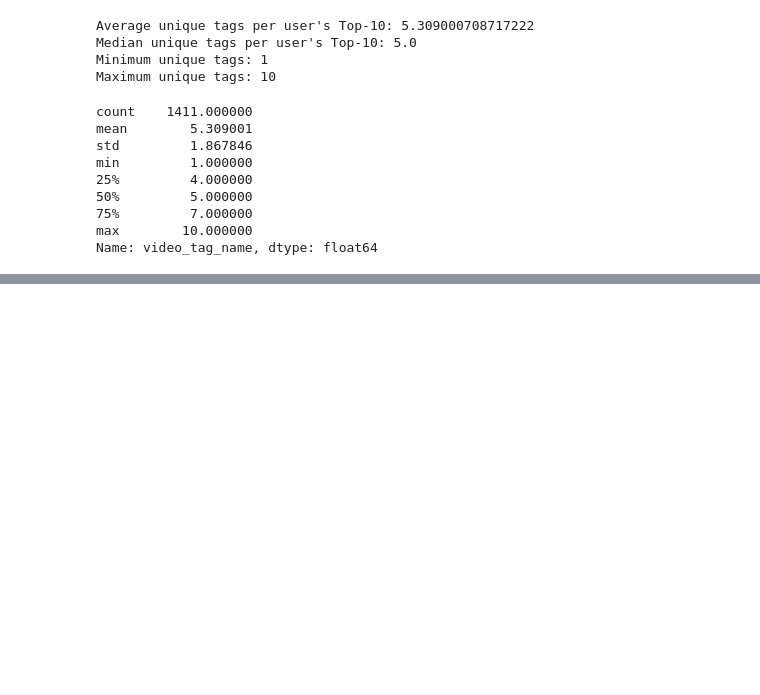
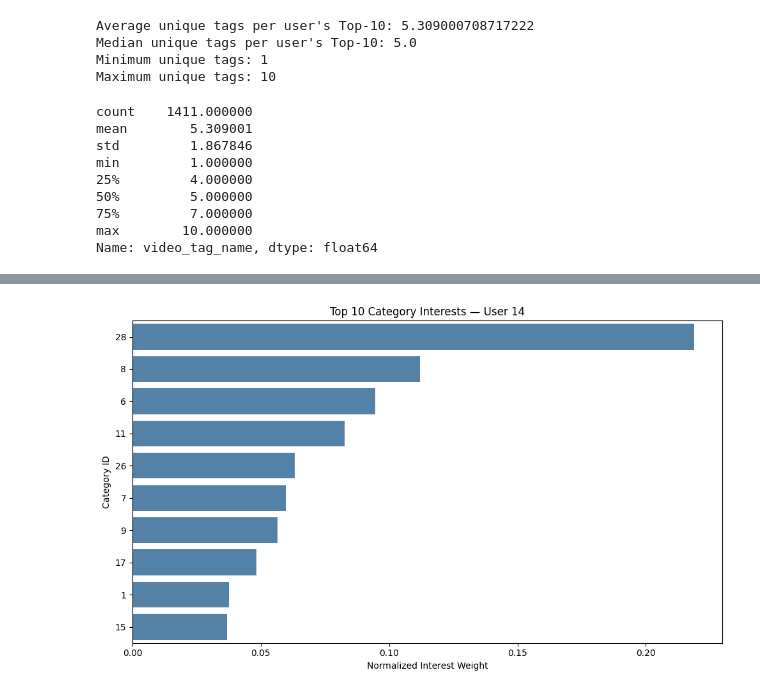
Before and after one commit to ShruteePatil12/Spotlight_project, a Jupyter notebook: notebooks/03_interest_model.ipynb.ipynb, the cells around one changed output, grey strips where cells are left out. Cells and saved outputs as stored; diff of their text form; code cells hidden in the pictures; blank space fills up the shorter version.

```diff
--- a/notebooks/03_interest_model.ipynb.ipynb
+++ b/notebooks/03_interest_model.ipynb.ipynb
@@ -1968,0 +2250,20 @@ Name: video_tag_name, dtype: float64
+# %%
+# Cell 10: Merge interaction data with video category metadata
+
+interest_data = interest_interactions.merge(
+    video_metadata[["video_id", "category_ids", "category_count"]],
+    on="video_id",
+    how="left",
+    validate="many_to_one"
+)
+
+print("Merged interest dataset shape:", interest_data.shape)
+
+# Check missing category metadata
+missing_categories = interest_data["category_ids"].isna().sum()
+
+print("Interactions missing category metadata:", missing_categories)
+print("Percentage missing:", round(missing_categories / len(interest_data) * 100, 4), "%")
+
+print("\nSample merged data:")
+display(interest_data.head())
@@ -1968,0 +2422,35 @@ Name: video_tag_name, dtype: float64
+# %%
+# Cell 14: Visualise an individual user interest profile
+
+sample_user_id = 14
+
+sample_profile = (
+    user_category_interest[
+        user_category_interest["user_id"] == sample_user_id
+    ]
+    .sort_values("interest_weight", ascending=False)
+    .head(10)
+    .copy()
+)
+
+# Convert category IDs to categorical labels for plotting
+sample_profile["category_id"] = sample_profile["category_id"].astype(str)
+
+plt.figure(figsize=(10, 6))
+
+sns.barplot(
+    data=sample_profile,
+    x="interest_weight",
+    y="category_id",
+    orient="h",
+    color="steelblue",
+    errorbar=None
+)
+
+plt.title(f"Top 10 Category Interests — User {sample_user_id}")
+plt.xlabel("Normalized Interest Weight")
+plt.ylabel("Category ID")
+plt.tight_layout()
+plt.show()
+# %% [output]
+[figure, added]
```
Also changed, not shown: parts of 41 cells of this notebook, 31 other files.
